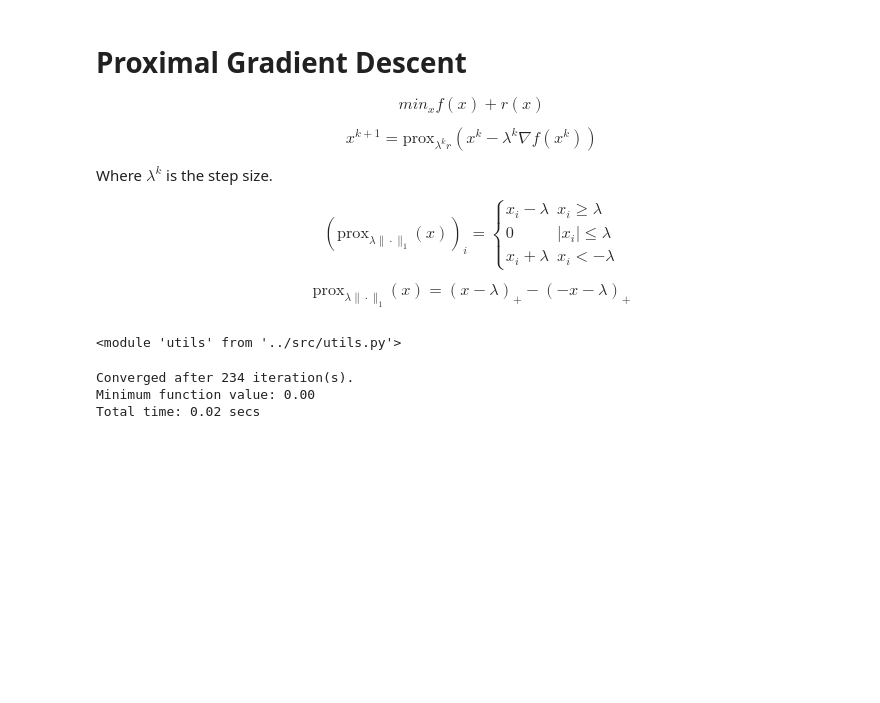
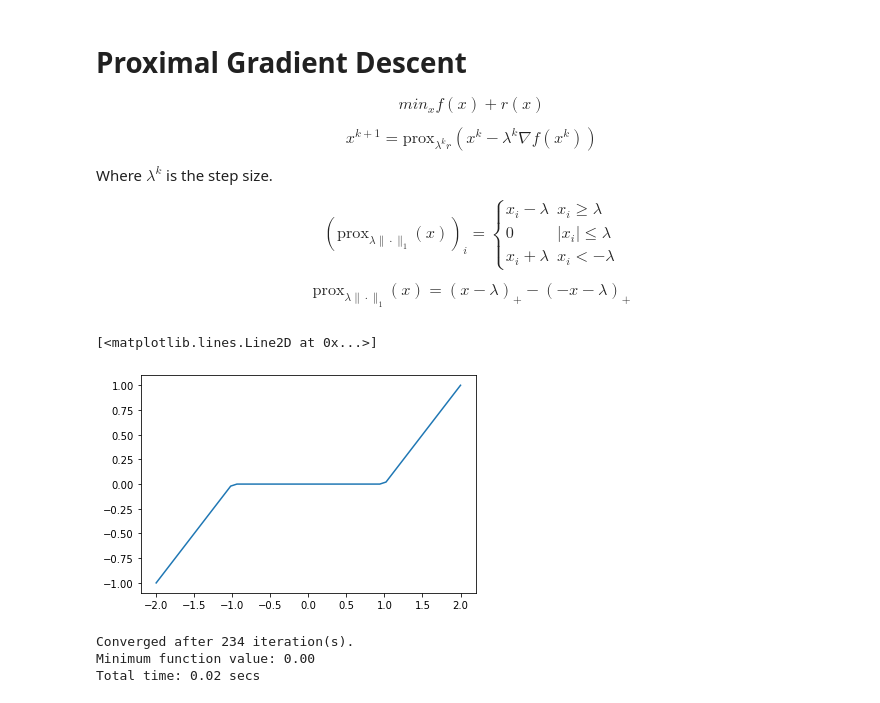
Before and after one commit to UW-AMO/neurohackademy, a Jupyter notebook: notebooks/Part2-LinearRegression.ipynb, the cells around one changed output. Drawn from its saved outputs; the diff is of its cells as text; code cells hidden in the pictures; blank space fills up the shorter version.

```diff
--- a/notebooks/Part2-LinearRegression.ipynb
+++ b/notebooks/Part2-LinearRegression.ipynb
@@ -104,7 +102,11 @@ lam = 1
-# %%
-reload(utils)
-# %% [output]
-<module 'utils' from '../src/utils.py'>
+# %%
+# Show soft-thresholding function
+lam = 1
+x = np.linspace(-2, 2)
+plt.plot(x, utils._prox(x, lam))
+# %% [output]
+[<matplotlib.lines.Line2D at 0x...>]
+[figure, added]
 # %%
 # Show that unregularized linear least-squares doesn't do a good job for a sparse problem
 
```
Also changed, not shown: parts of 7 cells of this notebook, 1 other file.
